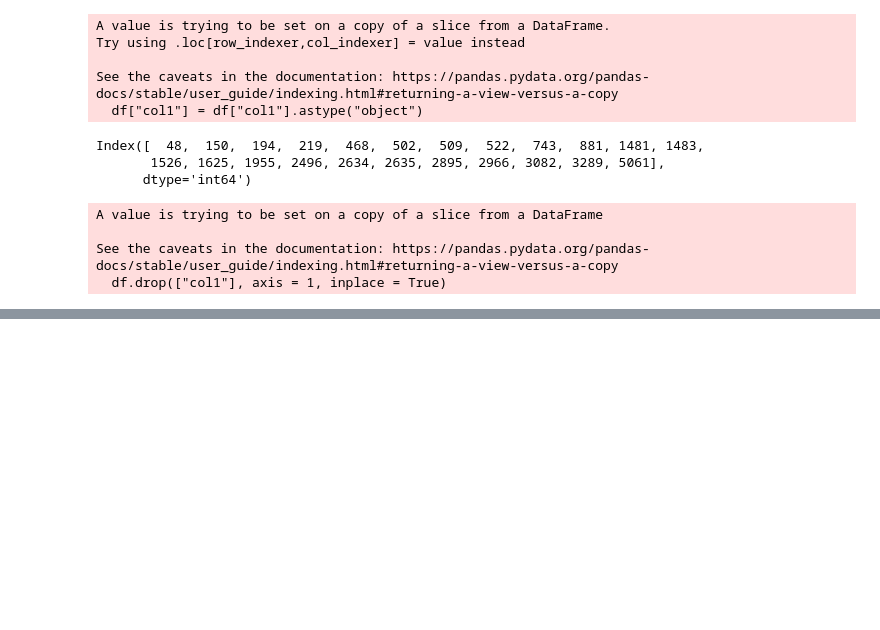
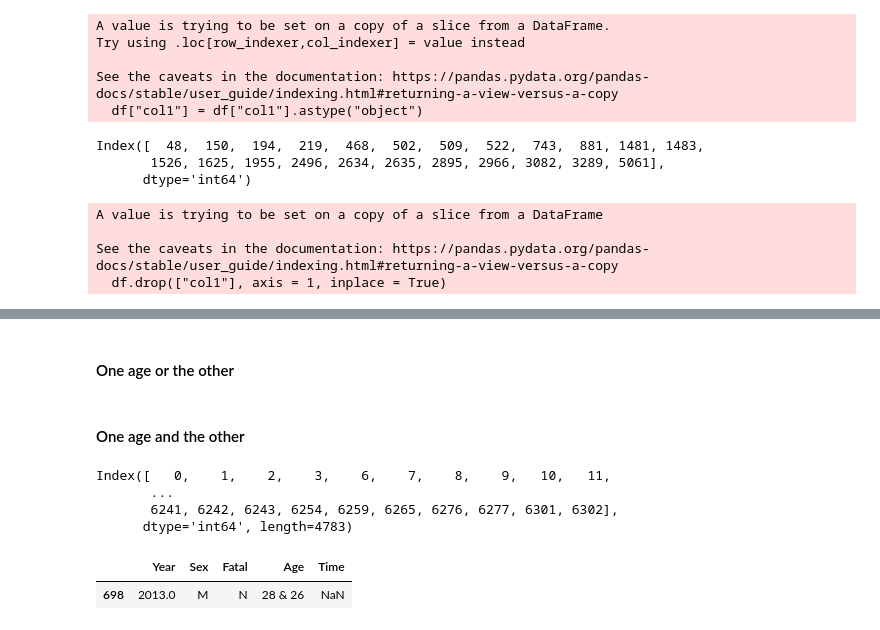
Before and after one commit to Lab-Ironhack/data-cleaning-pandas, a Jupyter notebook: src/cleaning.ipynb, the cells around one changed output, grey strips where cells are left out. Cells and saved outputs as stored; diff of their text form; code cells hidden in the pictures; blank space fills up the shorter version.

```diff
--- a/src/cleaning.ipynb
+++ b/src/cleaning.ipynb
@@ -366,0 +413,2 @@ ValueError: Unable to parse string "7      &    31" at position 2127
+# %% [markdown]
+#### One age or the other
@@ -366,0 +429,14 @@ ValueError: Unable to parse string "7      &    31" at position 2127
+# %% [markdown]
+#### One age and the other
+# %%
+df.Age.index
+# %% [output]
+Index([   0,    1,    2,    3,    6,    7,    8,    9,   10,   11,
+       ...
+       6241, 6242, 6243, 6254, 6259, 6265, 6276, 6277, 6301, 6302],
+      dtype='int64', length=4783)
+# %%
+df.loc[df["Age"] == "28 & 26"] # 698
+# %% [output]
+|  | Year | Sex | Fatal | Age | Time |
+| 698 | 2013.0 | M | N | 28 & 26 | NaN |
```
Also changed, not shown: parts of 105 cells of this notebook.
